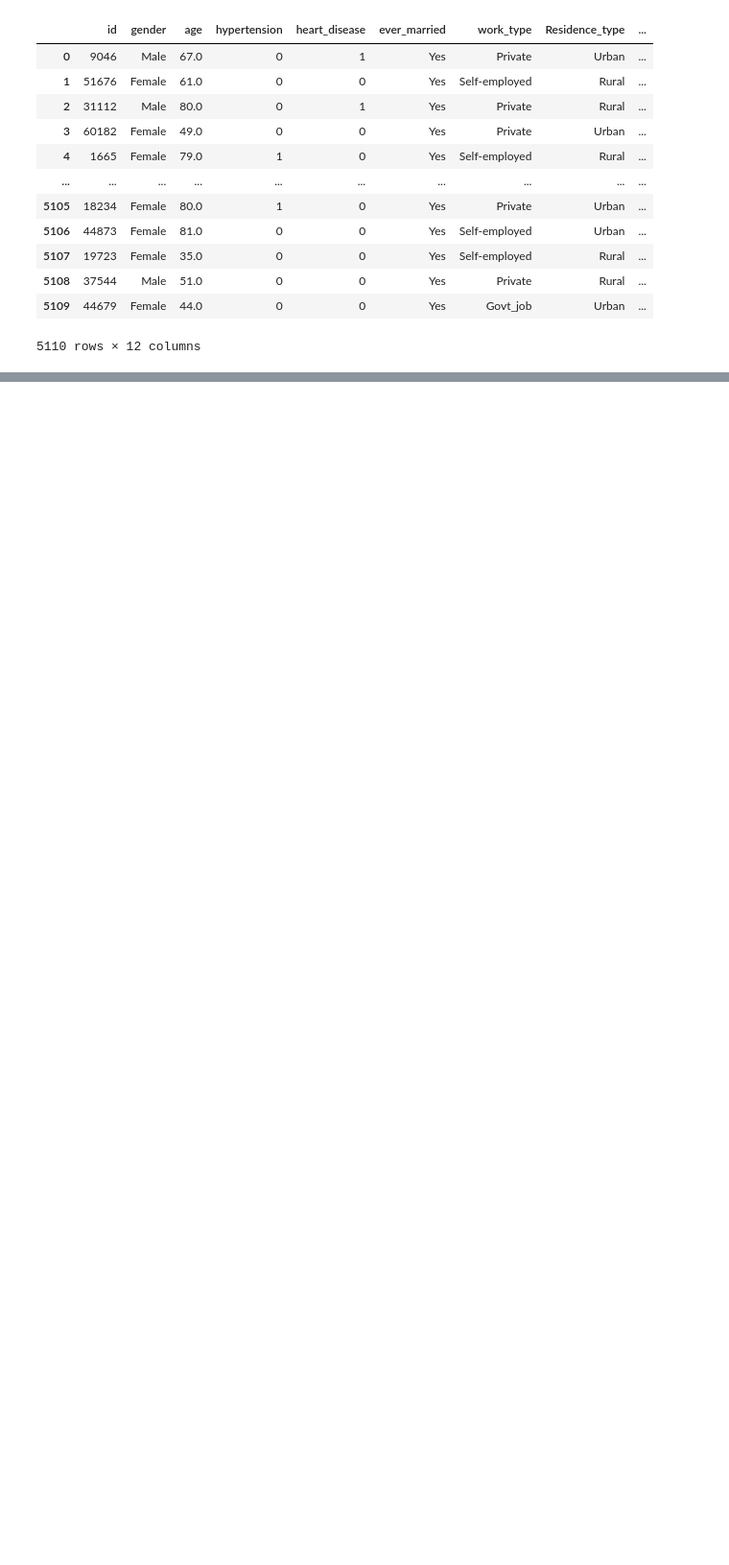
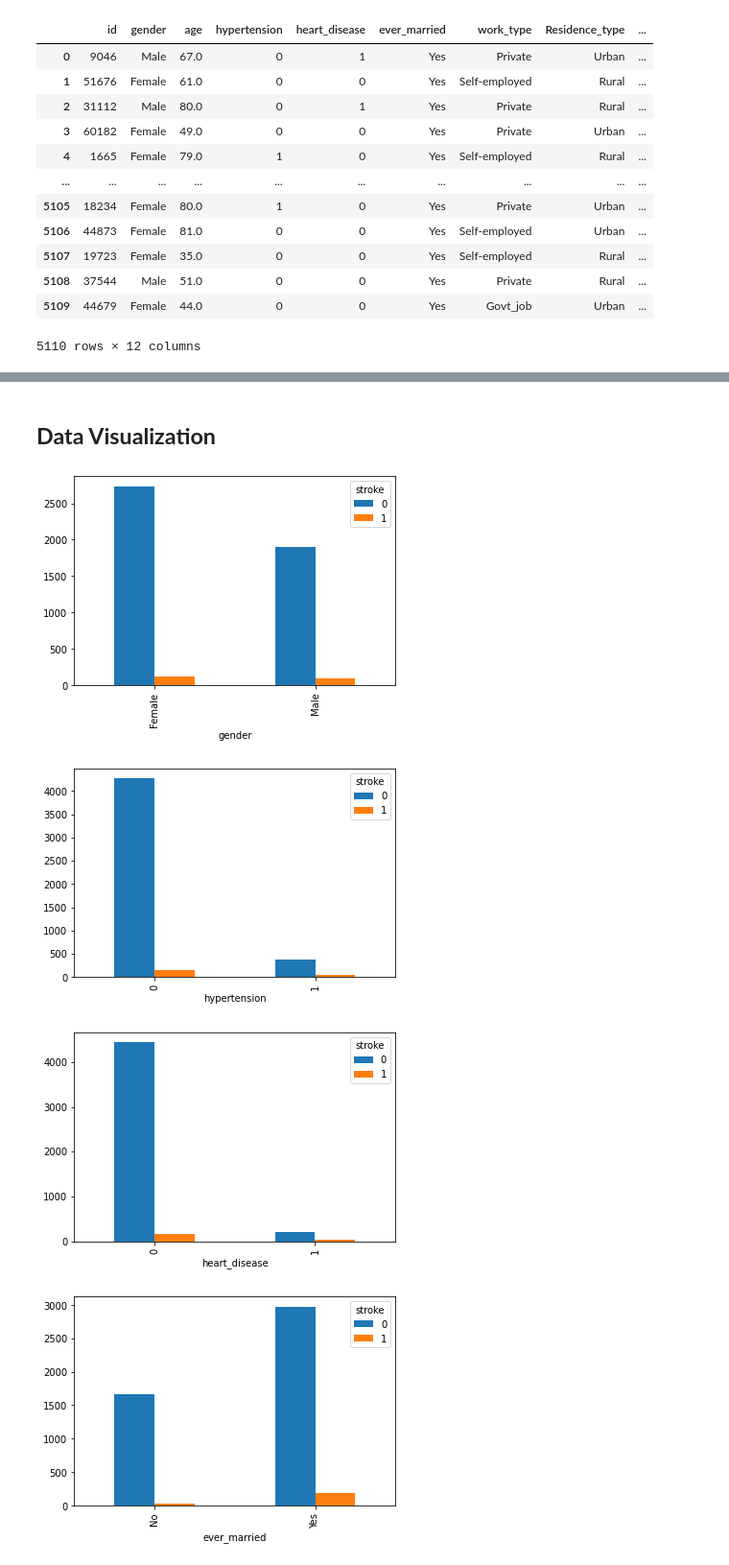
Before and after one commit to Aiman217/Aiman217, a Jupyter notebook: WMU102_Project.ipynb, the cells around one changed output, grey strips where cells are left out. Shown at 96% size. Saved outputs shown, nothing was run; the diff lists cells and outputs as text; code cells hidden in the pictures; blank space fills up the shorter version.

```diff
--- a/WMU102_Project.ipynb
+++ b/WMU102_Project.ipynb
@@ -30,0 +85,3 @@ df
+# %%
+a = df['gender'].dtypes
+print(a == object)
@@ -31,8 +90,9 @@ df
 # %%
-for col in df:
-  temp = df[col].dtypes
-  if temp == 'object':
-    print(col)
-    print(df[col].unique())
-    print('\n')
+feature_to_encode = []
+for col in df.columns:
+  a = df[col].dtypes
+  if a == object:
+    feature_to_encode.append(col)
+
+print(feature_to_encode)
 # %% [output]
@@ -60,0 +174,11 @@ df['ever_married'] = pd.to_numeric(df['ever_married'])
+# %% [markdown]
+## **Data Visualization**
+# %%
+for col in df.columns:
+    if col != "stroke" and col!= "id" and col != "age" and col != 'avg_glucose_level' and col != 'bmi':
+        df.groupby([col, "stroke"])["stroke"].count().unstack().plot(kind="bar",)
+# %% [output]
+[figure, added]
+[figure, added]
+[figure, added]
+[figure, added]
```
Also changed, not shown: parts of 75 cells of this notebook.
